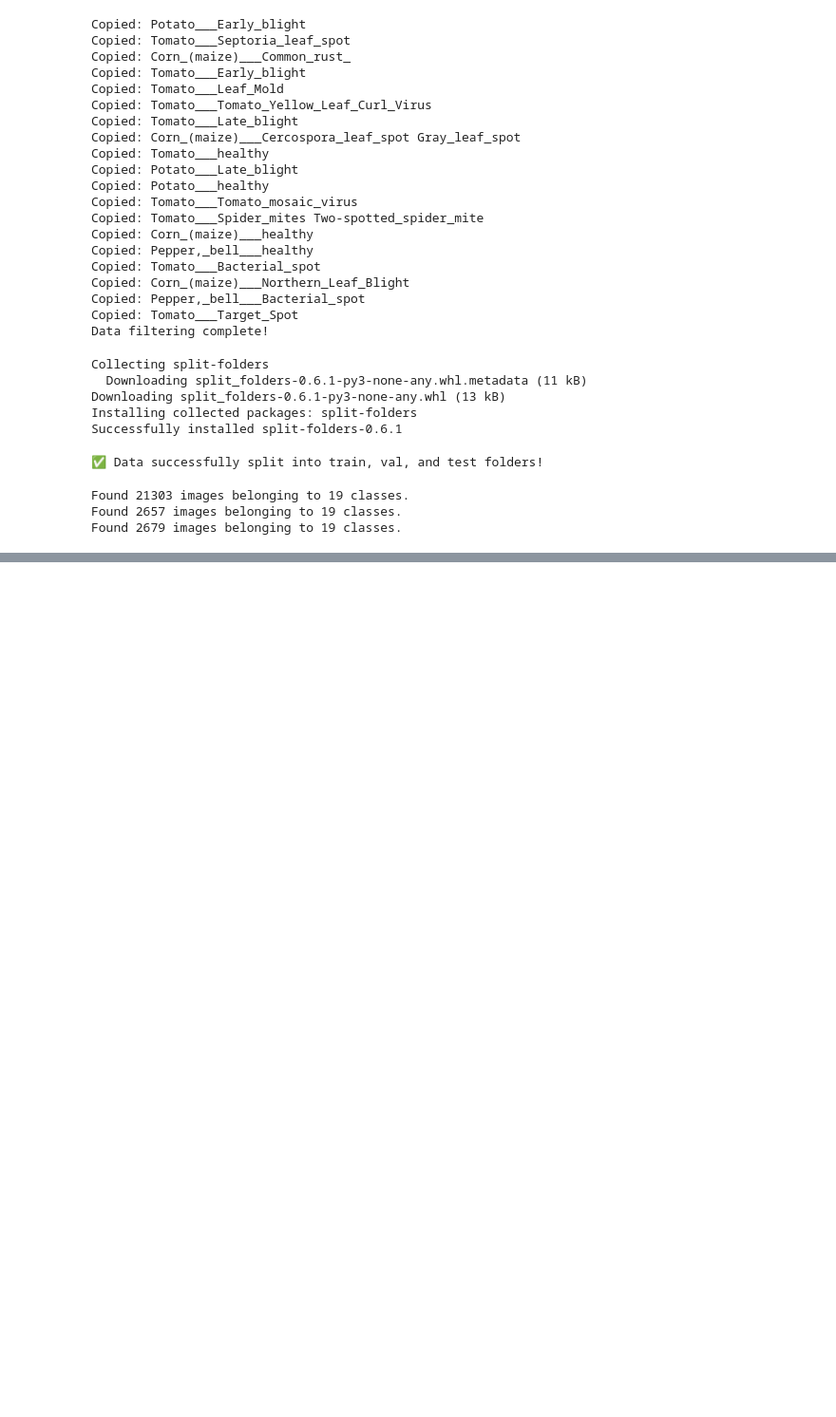
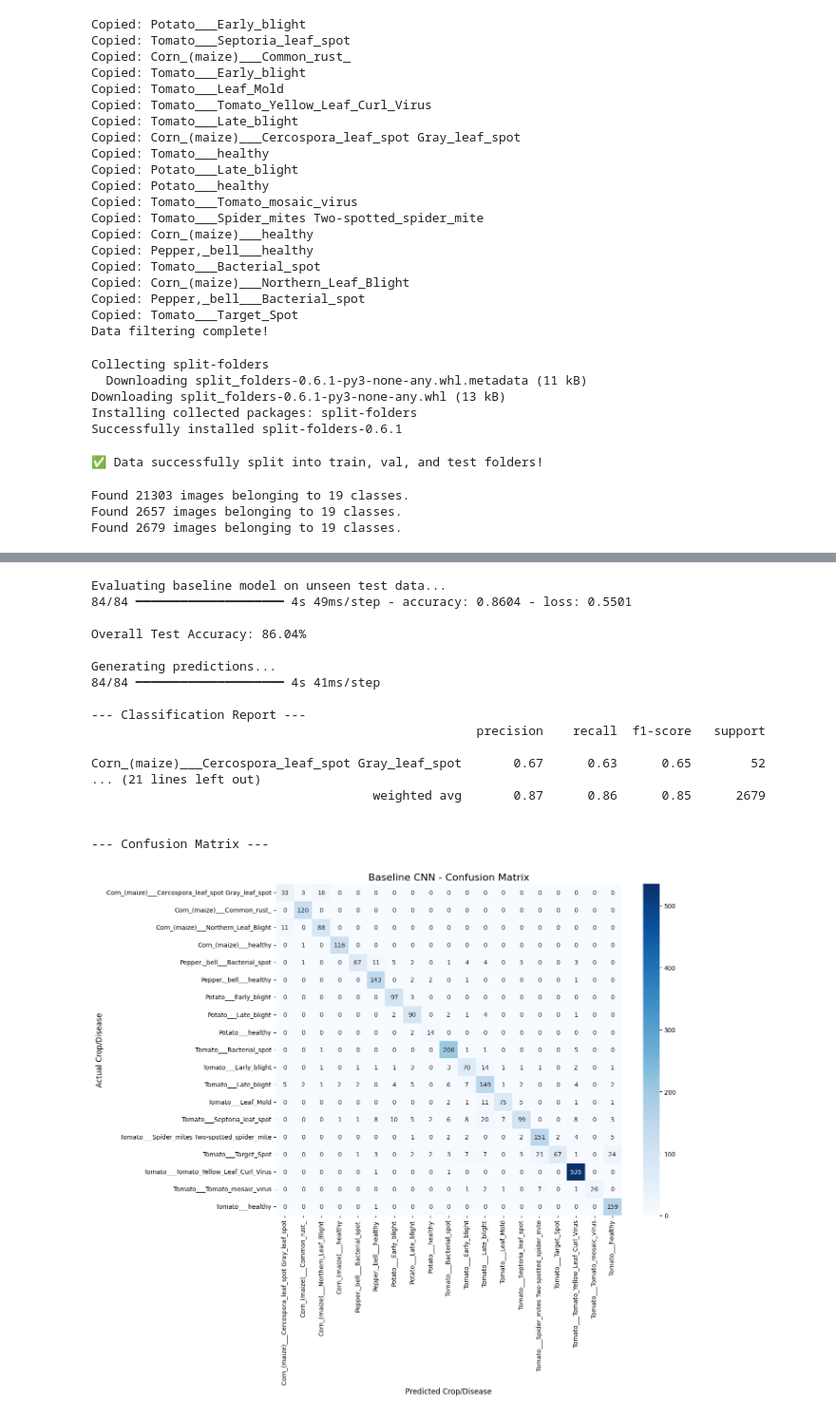
Before and after one commit to kofisarf/Plant-Disease-Detection-Group-9, a Jupyter notebook: Plant_Disease_Detection.ipynb, the cells around one changed output, grey strips where cells are left out. Shown at 95% size. Cells and saved outputs as stored; diff of their text form; code cells hidden in the pictures; blank space fills up the shorter version.

```diff
--- a/Plant_Disease_Detection.ipynb
+++ b/Plant_Disease_Detection.ipynb
@@ -170,0 +173,58 @@ Epoch 5/5
+# %%
+import numpy as np
+import matplotlib.pyplot as plt
+import seaborn as sns
+from sklearn.metrics import classification_report, confusion_matrix
+
+# 1.overall accuracy on the test set
+print("Evaluating baseline model on unseen test data...")
+test_loss, test_acc = model.evaluate(test_generator)
+print(f"\nOverall Test Accuracy: {test_acc * 100:.2f}%\n")
+
+# 2. predictions for the confusion matrix and metrics
+# IMPORTANT: Reset the generator to ensure it starts from the very first image
+test_generator.reset()
+print("Generating predictions...")
+predictions = model.predict(test_generator)
+
+# Converting the raw probabilities into final class predictions
+y_pred = np.argmax(predictions, axis=1)
+y_true = test_generator.classes
+
+# 3.Generate Precision, Recall, and F1-Score
+class_labels = list(test_generator.class_indices.keys())
+print("\n--- Classification Report ---")
+print(classification_report(y_true, y_pred, target_names=class_labels))
+
+# 4. Plotting the Confusion Matrix
+print("\n--- Confusion Matrix ---")
+cm = confusion_matrix(y_true, y_pred)
+
+plt.figure(figsize=(14, 12)) # Make the chart large enough to read the crop names
+sns.heatmap(cm, annot=True, fmt='d', cmap='Blues',
+            xticklabels=class_labels, yticklabels=class_labels)
+plt.title('Baseline CNN - Confusion Matrix', fontsize=16)
+plt.ylabel('Actual Crop/Disease', fontsize=12)
+plt.xlabel('Predicted Crop/Disease', fontsize=12)
+plt.xticks(rotation=90) # Rotate the labels so they don't overlap
+plt.tight_layout()
+plt.show()
+# %% [output]
+Evaluating baseline model on unseen test data...
+84/84 ━━━━━━━━━━━━━━━━━━━━ 4s 49ms/step - accuracy: 0.8604 - loss: 0.5501
+
+Overall Test Accuracy: 86.04%
+
+Generating predictions...
+84/84 ━━━━━━━━━━━━━━━━━━━━ 4s 41ms/step
+
+--- Classification Report ---
+                                                    precision    recall  f1-score   support
+
+Corn_(maize)___Cercospora_leaf_spot Gray_leaf_spot       0.67      0.63      0.65        52
+... (21 lines left out)
+                                      weighted avg       0.87      0.86      0.85      2679
+
+
+--- Confusion Matrix ---
+[figure, added]
```
Also changed, not shown: parts of 3 cells of this notebook.
